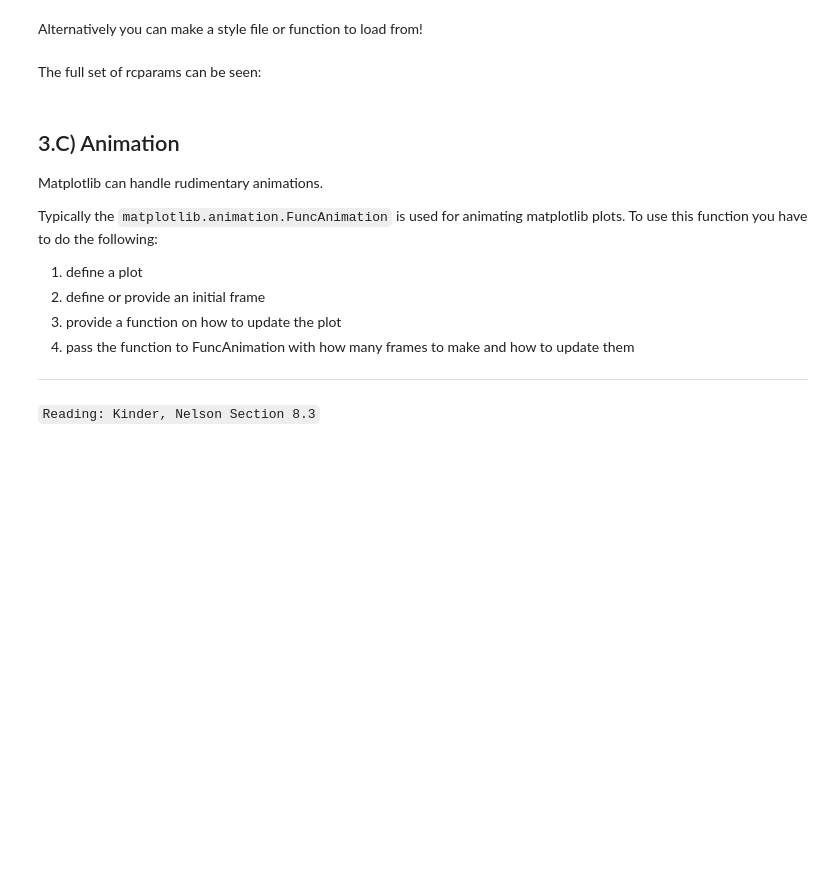
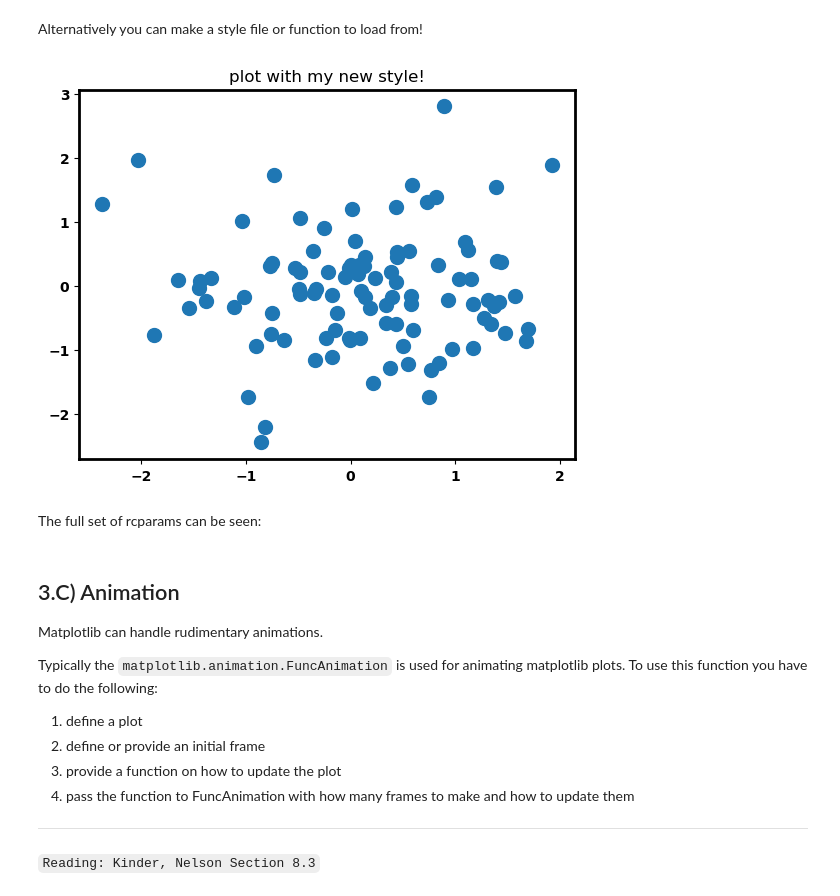
Before and after one commit to bballiew/480A5CourseMaterials, a Jupyter notebook: Module1-PreliminaryPython/M1F_Matplotlib.ipynb, the cells around one changed output. Saved outputs shown, nothing was run; the diff lists cells and outputs as text; code cells hidden in the pictures; blank space fills up the shorter version.

Commit message:
update m1f to show scatterplot in 3.b

```diff
--- a/Module1-PreliminaryPython/M1F_Matplotlib.ipynb
+++ b/Module1-PreliminaryPython/M1F_Matplotlib.ipynb
@@ -545,19 +588,22 @@ Alternatively you can make a style file or function to load from!
 # %%
 mpl.rcParams.update(mpl.rcParamsDefault)
 lines = ['lines.markersize : 10',
          'font.weight : bold',
          'axes.labelweight : bold',
          'axes.linewidth : 2'
          ]
 
 with open('./mystyle.mplstyle', 'w') as f:
   for line in lines:
     f.write(line + '\n')
 
 plt.style.use('mystyle.mplstyle')
-plt.figure()
-plt.scatter(  np.random.randn(1,100),np.random.randn(1,100))
+plt.figure('new style')
+plt.scatter(np.random.randn(1,100),np.random.randn(1,100))
 plt.title('plot with my new style!')
+plt.show('new style')
+# %% [output]
+[figure, added]
 # %%
 mpl.rcParams.update(mpl.rcParamsDefault)
 
```
Also changed, not shown: parts of 11 cells of this notebook.
